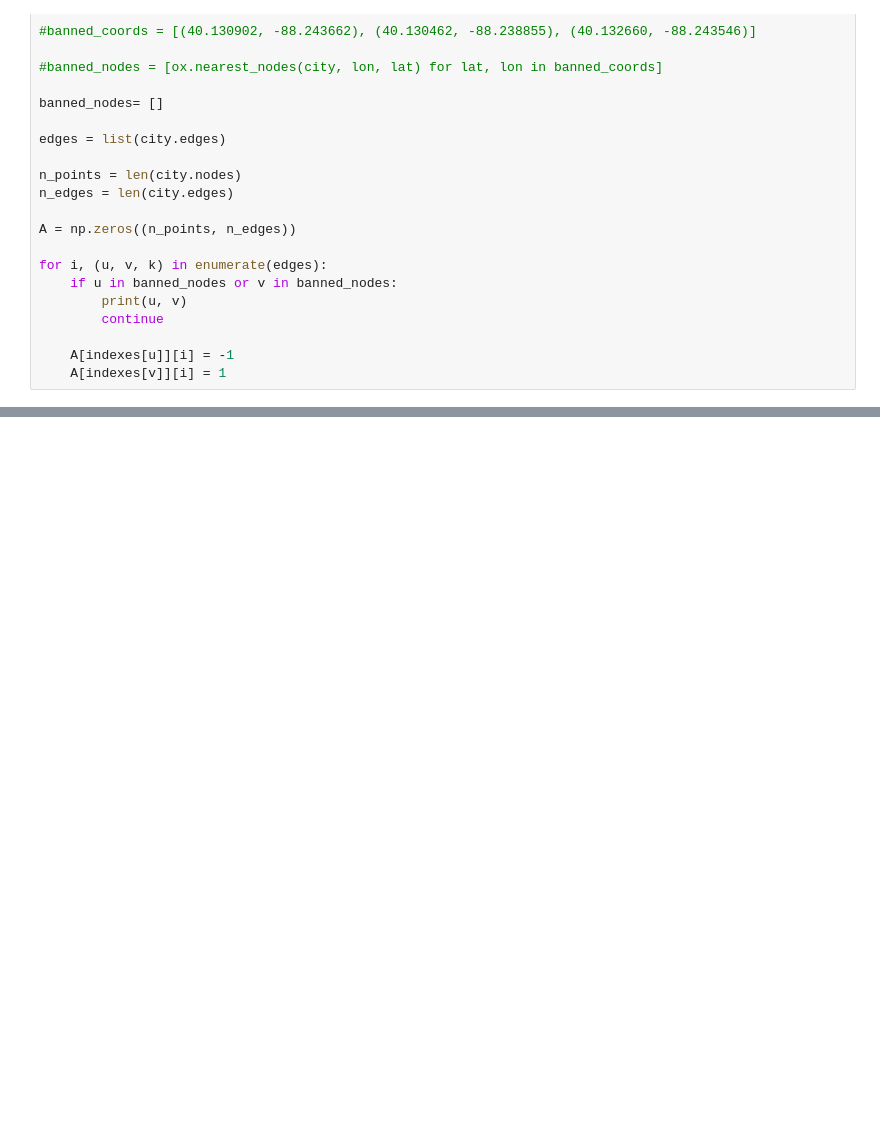
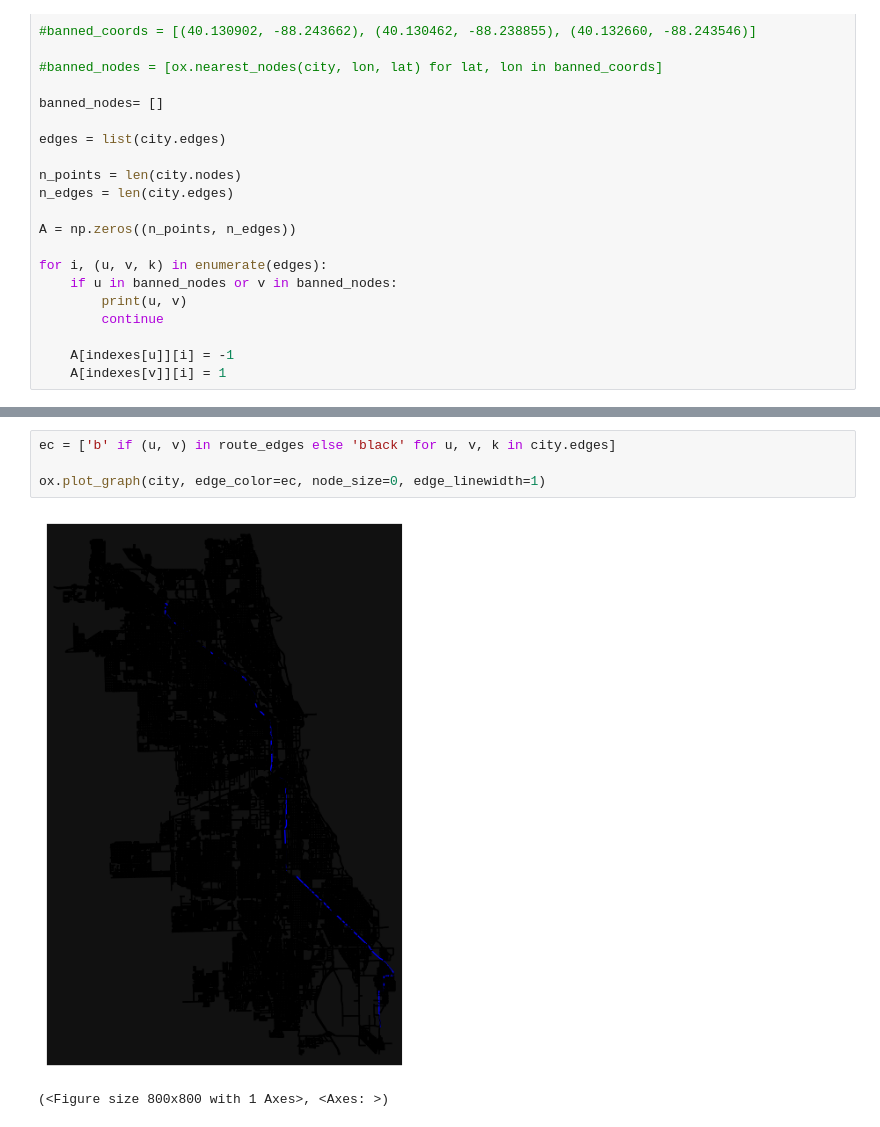
Before and after one commit to jcrayb/transport-research-project, a Jupyter notebook: osmnx/chicago.ipynb, the cells around one changed output, grey strips where cells are left out. Saved outputs shown, nothing was run; the diff lists cells and outputs as text; blank space fills up the shorter version.

```diff
--- a/osmnx/chicago.ipynb
+++ b/osmnx/chicago.ipynb
@@ -127,0 +119,7 @@ print(b[indexes[final_node]])
+# %%
+ec = ['b' if (u, v) in route_edges else 'black' for u, v, k in city.edges]
+
+ox.plot_graph(city, edge_color=ec, node_size=0, edge_linewidth=1)
+# %% [output]
+[figure, added]
+(<Figure size 800x800 with 1 Axes>, <Axes: >)
```
Also changed, not shown: parts of 4 cells of this notebook, 3 other files.
